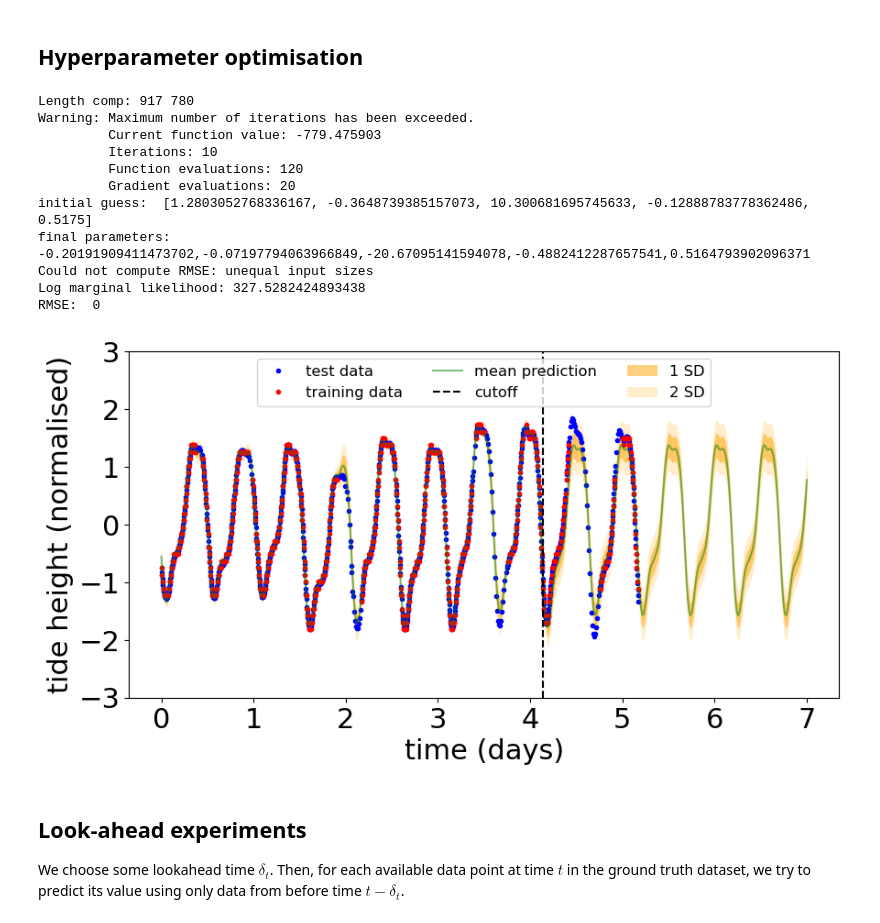
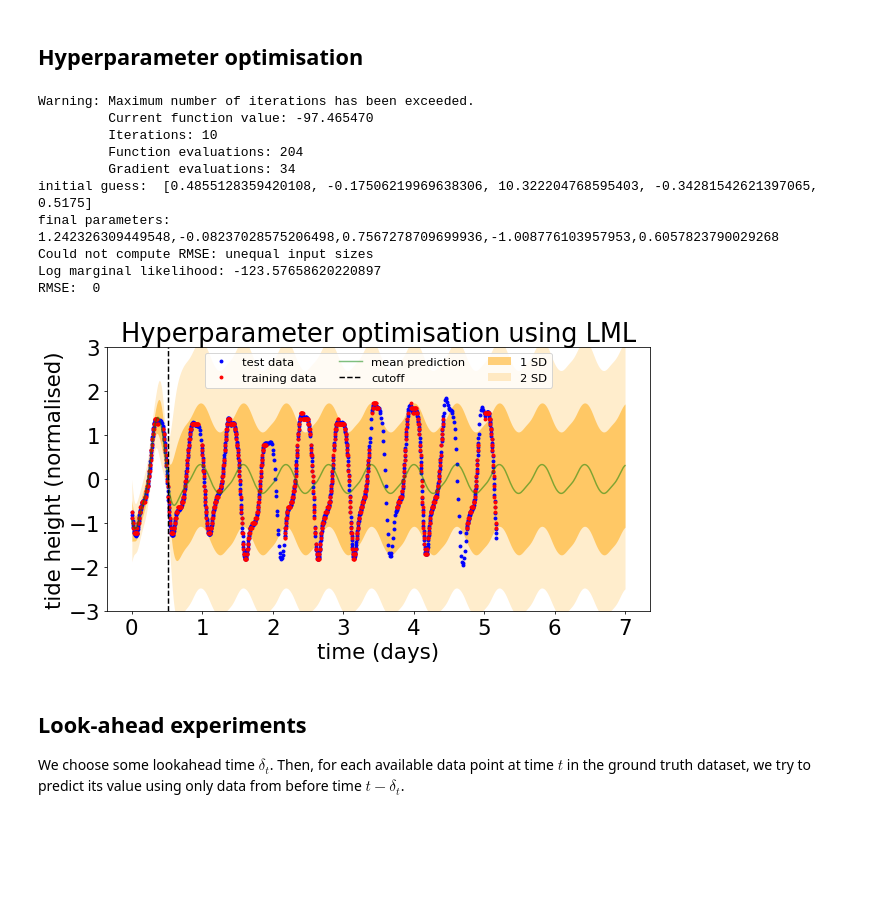
Before and after one commit to alex-stephens/AIMS-DEI, a Jupyter notebook: AIMS_CDT_DEI.ipynb, the cells around one changed output. Saved outputs shown, nothing was run; the diff lists cells and outputs as text; code cells hidden in the pictures; blank space fills up the shorter version.

```diff
--- a/AIMS_CDT_DEI.ipynb
+++ b/AIMS_CDT_DEI.ipynb
@@ -127,7 +139,10 @@ RMSE:  0
 X = t
 Y = y
 Xs = np.linspace(0, 7, 500).reshape(-1,1)
-# Xs = ttrue
+
+# Portion of the data to use in optimisation
+time_cutoff = 0.1 # 1.0 = use all data
+Xc, Yc = truncateData(X, Y, time_cutoff)
 
 # Initial gues s for model parameters
 sigma_rbf = 0.8 # RBF kernel
@@ -137,22 +152,16 @@ sigma_per = 10  # periodic kernel
 L_per = 0.1
 p_per = 0.5175
 
-jitter = 0.1 # 0.1 for small training data, 0.01 for larger
+# Added jitter for numerical stability
+jitter = 0.1 # 0.1 works for small training data, 0.01 for larger
 
 # Randomise parameters before running optimisation
+# (randomised component on top of the hand-tuned values)
 r = lambda x : x + 0.5*(random()*2 - 1)
+init_guess = [r(sigma_rbf), r(L_rbf), r(sigma_per), r(L_per), p_per]
 
-init_guess = [r(sigma_rbf), r(L_rbf), r(sigma_per), r(L_per), p_per]
-# init_guess = [sigma_rbf, L_rbf, sigma_per, L_per, p_per]
-# init_guess = [random() for _ in range(5)]
-
+# Perform optimisation
 max_iter = 10
-time_cutoff = 0.8 # 1.0 = use all data
-
-Xc, Yc = truncateData(X, Y, time_cutoff)
-
-print("Length comp:", len(X), len(Xc))
-
 result = minimize(
             optimizerFunction,
             init_guess,
@@ -161,43 +170,42 @@ result = minimize(
             tol=0.01,
             options={"maxiter":max_iter, "disp":True}
             )
 
 
 print("initial guess: ", init_guess)
-
 print("final parameters: ", end='')
 print(*result.x, sep=',')
 
 # Build the kernel function
 params = result.x
 kernel = buildKernel(params, jitter)
 
 # Posterior predictive distribution
 jitter = params[0]
 mu, sigma, LML = getPosteriorPredictive(Xc, Yc, Xs, kernel, jitter)
 
 # Compute RMSE
 RMSE = getRMSE(mu, ytrue)
 
 # Printouts
 print("Log marginal likelihood:", LML)
 print('RMSE: ', RMSE)
 
 # Visualisation
-plotTides(Xs, mu, sigma, t, y, ttrue, ytrue, time_cutoff)
+title = 'Hyperparameter optimisation using LML'
+plotTides(Xs, mu, sigma, t, y, ttrue, ytrue, time_cutoff, title=title)
 # %% [output]
-Length comp: 917 780
 Warning: Maximum number of iterations has been exceeded.
-         Current function value: -779.475903
+         Current function value: -97.465470
          Iterations: 10
-         Function evaluations: 120
-         Gradient evaluations: 20
-initial guess:  [1.2803052768336167, -0.3648739385157073, 10.300681695745633, -0.12888783778362486, 0.5175]
-final parameters: -0.20191909411473702,-0.07197794063966849,-20.67095141594078,-0.4882412287657541,0.5164793902096371
+         Function evaluations: 204
+         Gradient evaluations: 34
+initial guess:  [0.4855128359420108, -0.17506219969638306, 10.322204768595403, -0.34281542621397065, 0.5175]
+final parameters: 1.242326309449548,-0.08237028575206498,0.7567278709699936,-1.008776103957953,0.6057823790029268
 Could not compute RMSE: unequal input sizes
-Log marginal likelihood: 327.5282424893438
+Log marginal likelihood: -123.57658620220897
 RMSE:  0
-[figure, old version]
+[figure, new version]
 # %% [markdown]
 ## Look-ahead experiments
 
```
Also changed, not shown: parts of 4 cells of this notebook.
